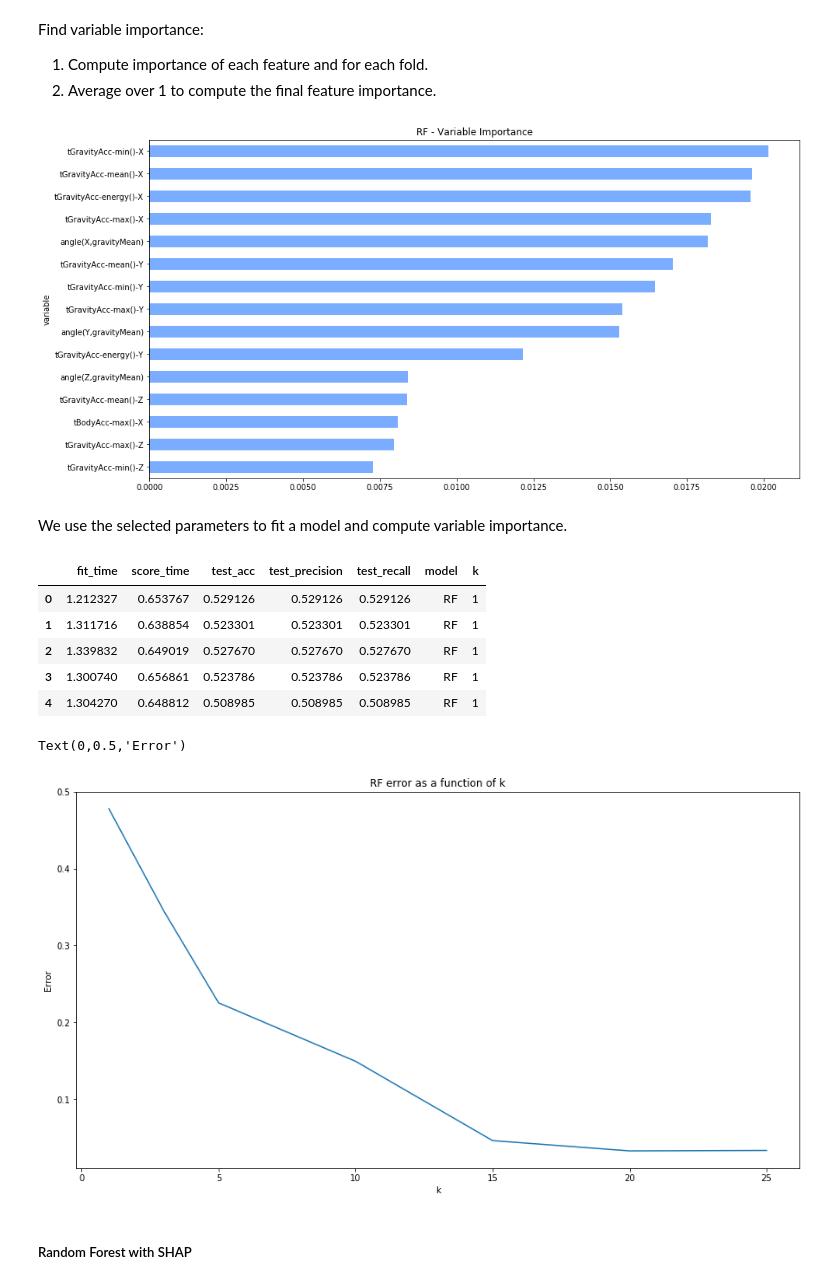
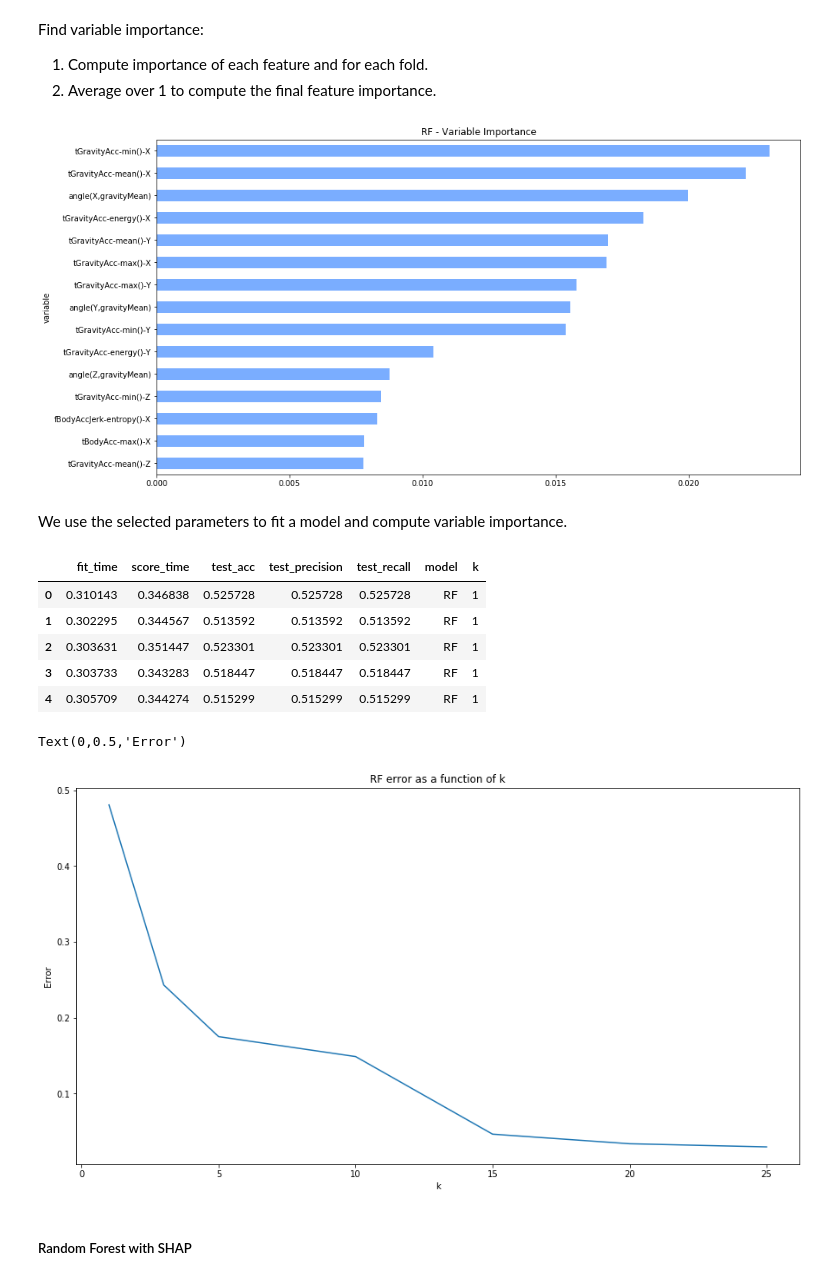
Before and after one commit to AvivNavon/mfml-project, a Jupyter notebook: mfml-vi-a.ipynb, the cells around one changed output. Drawn from its saved outputs; the diff is of its cells as text; code cells hidden in the pictures.

```diff
--- a/mfml-vi-a.ipynb
+++ b/mfml-vi-a.ipynb
@@ -279,6 +400,6 @@ We will use the `sklearn.model_selection.GridSearchCV` function (with 5-fold CV)
 # our 5-fold generator
 kcv = KFold(n_splits=5, random_state=3, shuffle=True)
 # number of trees for all models
-NTREE = 500
+NTREE = 100
 # ks - number of most imp features
 ks = [1, 3, 5, 10, 15, 20, 25]
@@ -411,12 +413,12 @@ y = activity.copy()
 
 We start with a simple RF model. We use grid search with 5-fold CV to select proper parameters.
 # %%
-clf = GridSearchCV(RandomForestClassifier(n_estimators = NTREE, n_jobs = -1),
+rf_clf = GridSearchCV(RandomForestClassifier(n_estimators = NTREE, n_jobs = -1),
                    param_grid = {'max_leaf_nodes':[100, 200, 300],
                                  'min_samples_split' : [.001, .005, .01],
                                  'max_features' : ['log2', 'sqrt']},
                   cv = 5, verbose = 1)
-rf_grid_search = clf.fit(X, y)
-print(rf_grid_search.best_params_)
+rf_clf_grid_search = rf_clf.fit(X, y)
+print(rf_clf_grid_search.best_params_)
 # %% [output]
 Fitting 5 folds for each of 18 candidates, totalling 90 fits
@@ -430,15 +432,15 @@ Find variable importance:
 1. Compute importance of each feature and for each fold.
 1. Average over 1 to compute the final feature importance.
 # %%
-vi_df = compute_vi(rf_grid_search.best_estimator_, X.values, y.values, X.columns, kcv)
+vi_rf_clf_df = compute_vi(rf_clf_grid_search.best_estimator_, X.values, y.values, X.columns, kcv)
 # %%
-rf_vi = vi_df.groupby('variable').imp.mean()
+rf_clf_vi = vi_rf_clf_df.groupby('variable').imp.mean()
 plt.figure(figsize=(15, 8))
-rf_vi.nlargest(15).sort_values().plot(kind = "barh", color = "#7aadff")
+rf_clf_vi.nlargest(15).sort_values().plot(kind = "barh", color = "#7aadff")
 plt.title("RF - Variable Importance")
 plt.show()
 # %% [output]
-[figure, old version]
+[figure, new version]
 # %% [markdown]
 We use the selected parameters to fit a model and compute variable importance.
 # %%
@@ -450,21 +452,22 @@ score_df = vi_score(rf_grid_search.best_estimator_, X, y, k_fold=kcv,
 # %%
-score_df.head()
+score_rf_clf_df.head()
 # %% [output]
 |  | fit_time | score_time | test_acc | test_precision | test_recall | model | k |
-| 0 | 1.212327 | 0.653767 | 0.529126 | 0.529126 | 0.529126 | RF | 1 |
-| 1 | 1.311716 | 0.638854 | 0.523301 | 0.523301 | 0.523301 | RF | 1 |
-| 2 | 1.339832 | 0.649019 | 0.527670 | 0.527670 | 0.527670 | RF | 1 |
-| 3 | 1.300740 | 0.656861 | 0.523786 | 0.523786 | 0.523786 | RF | 1 |
-| 4 | 1.304270 | 0.648812 | 0.508985 | 0.508985 | 0.508985 | RF | 1 |
+| 0 | 0.310143 | 0.346838 | 0.525728 | 0.525728 | 0.525728 | RF | 1 |
+| 1 | 0.302295 | 0.344567 | 0.513592 | 0.513592 | 0.513592 | RF | 1 |
+| 2 | 0.303631 | 0.351447 | 0.523301 | 0.523301 | 0.523301 | RF | 1 |
+| 3 | 0.303733 | 0.343283 | 0.518447 | 0.518447 | 0.518447 | RF | 1 |
+| 4 | 0.305709 | 0.344274 | 0.515299 | 0.515299 | 0.515299 | RF | 1 |
 # %%
 plt.figure(figsize=(15, 8))
-plt.plot(score_df.groupby('k').mean().index, 1-score_df.groupby('k').mean().test_acc)
+plt.plot(score_rf_clf_df.groupby('k').mean().index,
+         1 - score_rf_clf_df.groupby('k').mean().test_acc)
 plt.title('RF error as a function of k')
 plt.xlabel('k')
 plt.ylabel('Error')
 # %% [output]
 Text(0,0.5,'Error')
-[figure, old version]
+[figure, new version]
 # %% [markdown]
 ##### Random Forest with SHAP
 # %%
```
Also changed, not shown: parts of 22 cells of this notebook, 1 other file.
